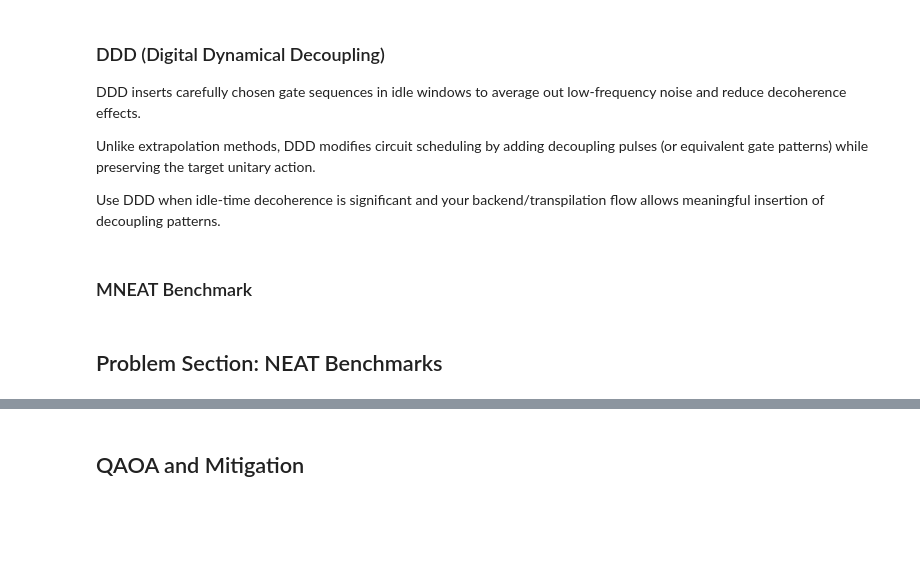
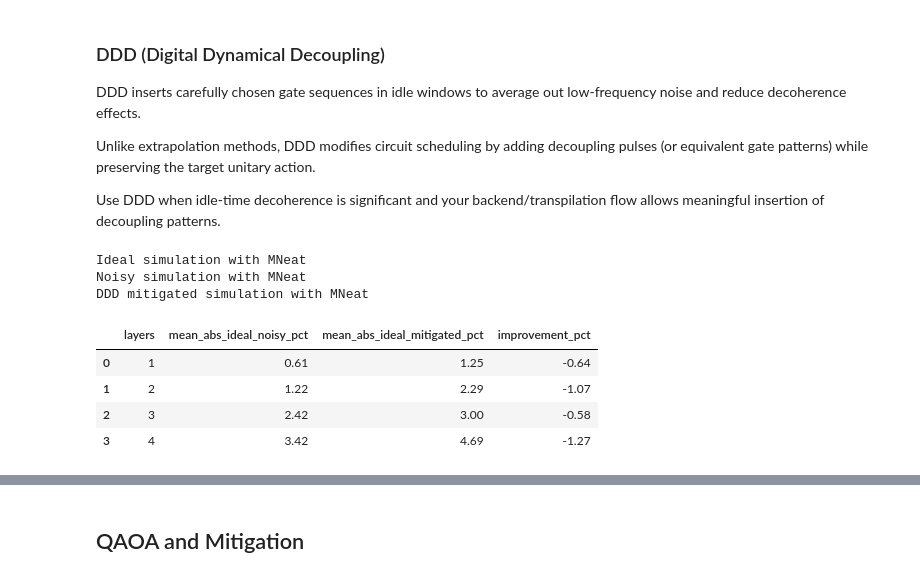
Before and after one commit to GibboSan/easy-q, a Jupyter notebook: quantum_optimization/playground.ipynb, the cells around one changed output, grey strips where cells are left out. Saved outputs shown, nothing was run; the diff lists cells and outputs as text; code cells hidden in the pictures; blank space fills up the shorter version.

```diff
--- a/quantum_optimization/playground.ipynb
+++ b/quantum_optimization/playground.ipynb
@@ -616,36 +863,45 @@ Use DDD when idle-time decoherence is significant and your backend/transpilation
 print('Ideal simulation with MNeat')
 toy_mneat_ideal = mneat.ideal_sim(toy_clifford_pubs, cliffordize=False, seed_simulator=seed)
 
 print('Noisy simulation with MNeat')
 toy_mneat_noisy = mneat.noisy_sim(toy_clifford_pubs, cliffordize=False, seed_simulator=seed)
 
+# from mitiq import ddd
+# rule = ddd.rules.xx
+
 print('DDD mitigated simulation with MNeat')
-toy_mneat_ddd = mneat.ddd_mit_noisy_sim(
+toy_mneat_ddd = mneat.mitigated_sim(
     toy_clifford_pubs,
+    technique='ddd',
     cliffordize=False,
     seed_simulator=seed,
     execution_mode='estimator',
-    num_trials=8
+    # kwargs={'rule': rule}
 )
 
 toy_mneat_ddd_df = pd.DataFrame(
     [
         {
             'layers': idx,
             'mean_abs_ideal_noisy_pct': round(float(np.mean(np.abs(ideal_res.vals - noisy_res.vals)) * 100.0), 2),
             'mean_abs_ideal_mitigated_pct': round(float(np.mean(np.abs(ideal_res.vals - mit_res.vals)) * 100.0), 2),
         }
         for idx, (ideal_res, noisy_res, mit_res) in enumerate(
             zip(toy_mneat_ideal, toy_mneat_noisy, toy_mneat_ddd), start=1
         )
     ]
 )
 toy_mneat_ddd_df['improvement_pct'] = (
     toy_mneat_ddd_df['mean_abs_ideal_noisy_pct']
     - toy_mneat_ddd_df['mean_abs_ideal_mitigated_pct']
 )
 display(toy_mneat_ddd_df)
+# %% [output]
+Ideal simulation with MNeat
+Noisy simulation with MNeat
+DDD mitigated simulation with MNeat
+|  | layers | mean_abs_ideal_noisy_pct | mean_abs_ideal_mitigated_pct | improvement_pct |
+| 0 | 1 | 0.61 | 1.25 | -0.64 |
+| 1 | 2 | 1.22 | 2.29 | -1.07 |
+| 2 | 3 | 2.42 | 3.00 | -0.58 |
+| 3 | 4 | 3.42 | 4.69 | -1.27 |
-# %% [markdown]
-### MNEAT Benchmark
-# %% [markdown]
-## Problem Section: NEAT Benchmarks
```
Also changed, not shown: parts of 26 cells of this notebook, 1 other file.
